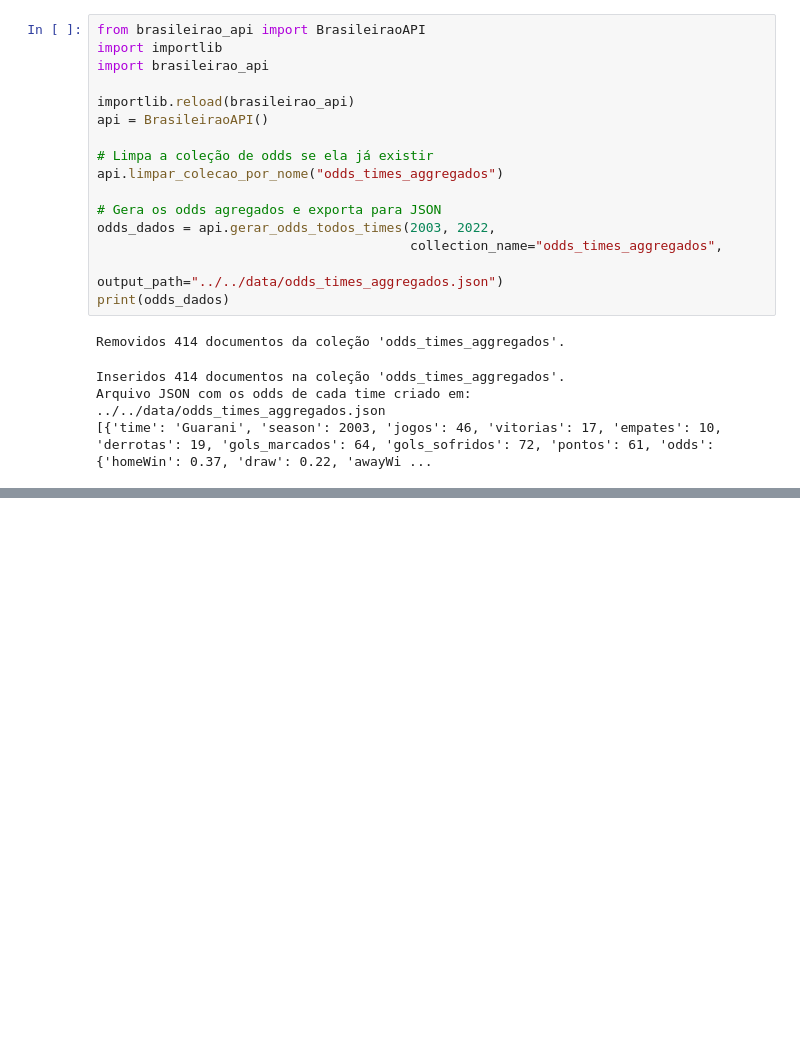
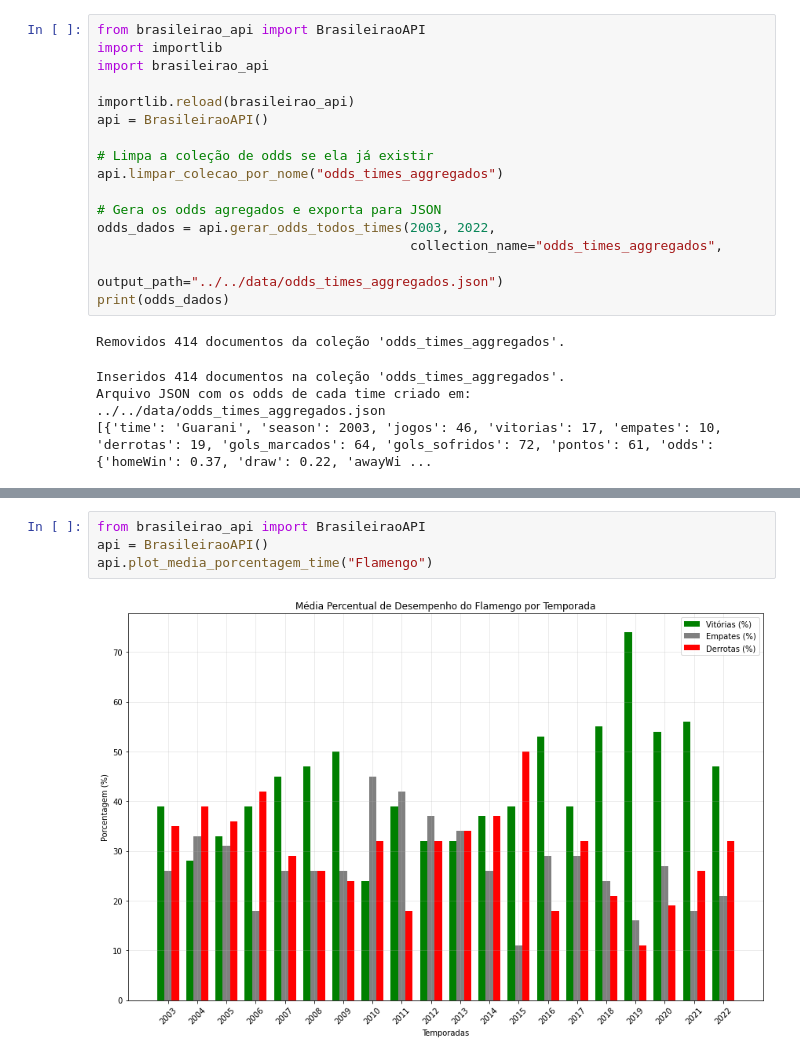
Before and after one commit to klsio22/brazileirao-data-analysis, a Jupyter notebook: statistics_futebol/brazilian_data/brasileirao.ipynb, the cells around one changed output, grey strips where cells are left out. Saved outputs shown, nothing was run; the diff lists cells and outputs as text; blank space fills up the shorter version.

```diff
--- a/statistics_futebol/brazilian_data/brasileirao.ipynb
+++ b/statistics_futebol/brazilian_data/brasileirao.ipynb
@@ -184,0 +192,6 @@ Arquivo JSON com os odds de cada time criado em: ../../data/odds_times_aggregado
+# %%
+from brasileirao_api import BrasileiraoAPI
+api = BrasileiraoAPI()
+api.plot_media_porcentagem_time("Flamengo")
+# %% [output]
+[figure, added]
```
Also changed, not shown: parts of 3 cells of this notebook, 2 other files.
